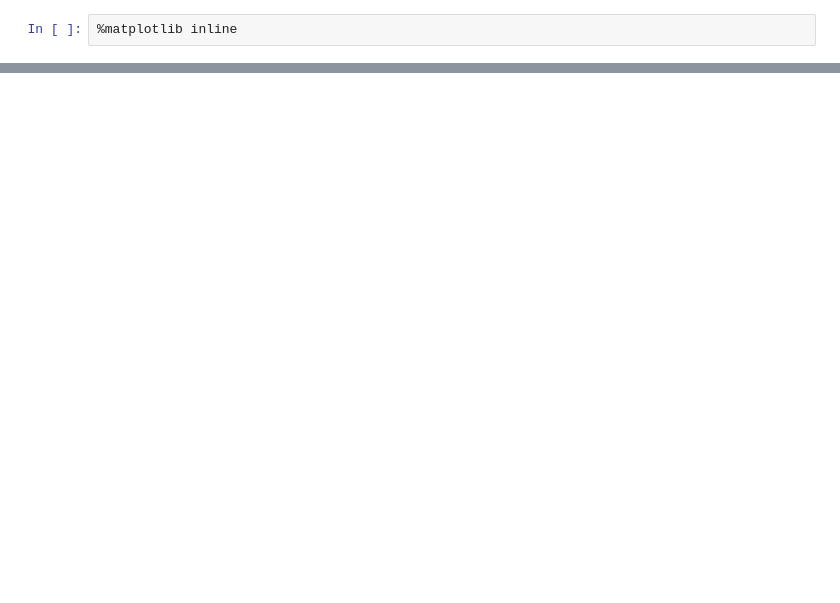
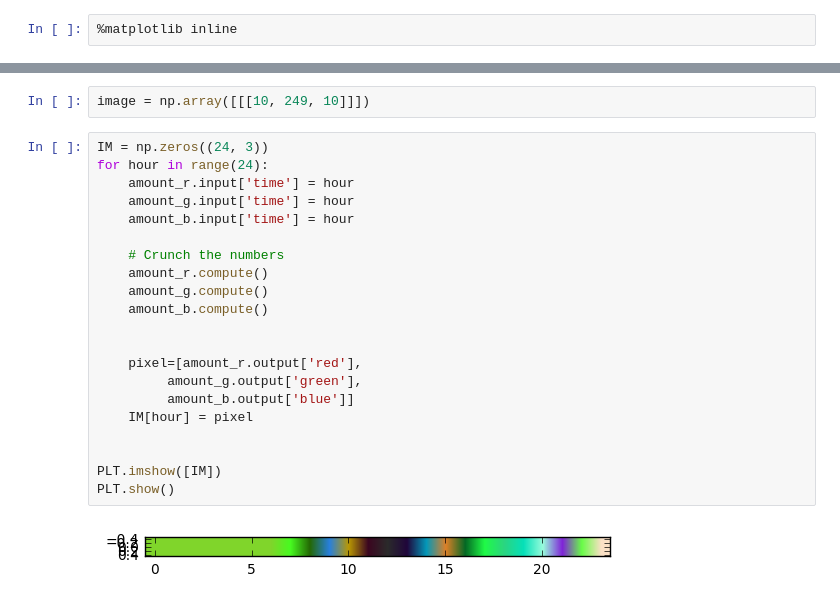
Before and after one commit to ilyadorosh/thesis, a Jupyter notebook: CyberPlant-Copy1.ipynb, the cells around one changed output, grey strips where cells are left out. Cells and saved outputs as stored; diff of their text form; blank space fills up the shorter version.

```diff
--- a/CyberPlant-Copy1.ipynb
+++ b/CyberPlant-Copy1.ipynb
@@ -107,0 +128,25 @@ ValueError: invalid number of arguments
+# %%
+image = np.array([[[10, 249, 10]]])
+# %%
+IM = np.zeros((24, 3))
+for hour in range(24):
+    amount_r.input['time'] = hour
+    amount_g.input['time'] = hour
+    amount_b.input['time'] = hour
+
+    # Crunch the numbers
+    amount_r.compute()
+    amount_g.compute()
+    amount_b.compute()
+
+
+    pixel=[amount_r.output['red'],
+         amount_g.output['green'],
+         amount_b.output['blue']]
+    IM[hour] = pixel
+
+
+PLT.imshow([IM])
+PLT.show()
+# %% [output]
+[figure, added]
```
Also changed, not shown: parts of 16 cells of this notebook.
